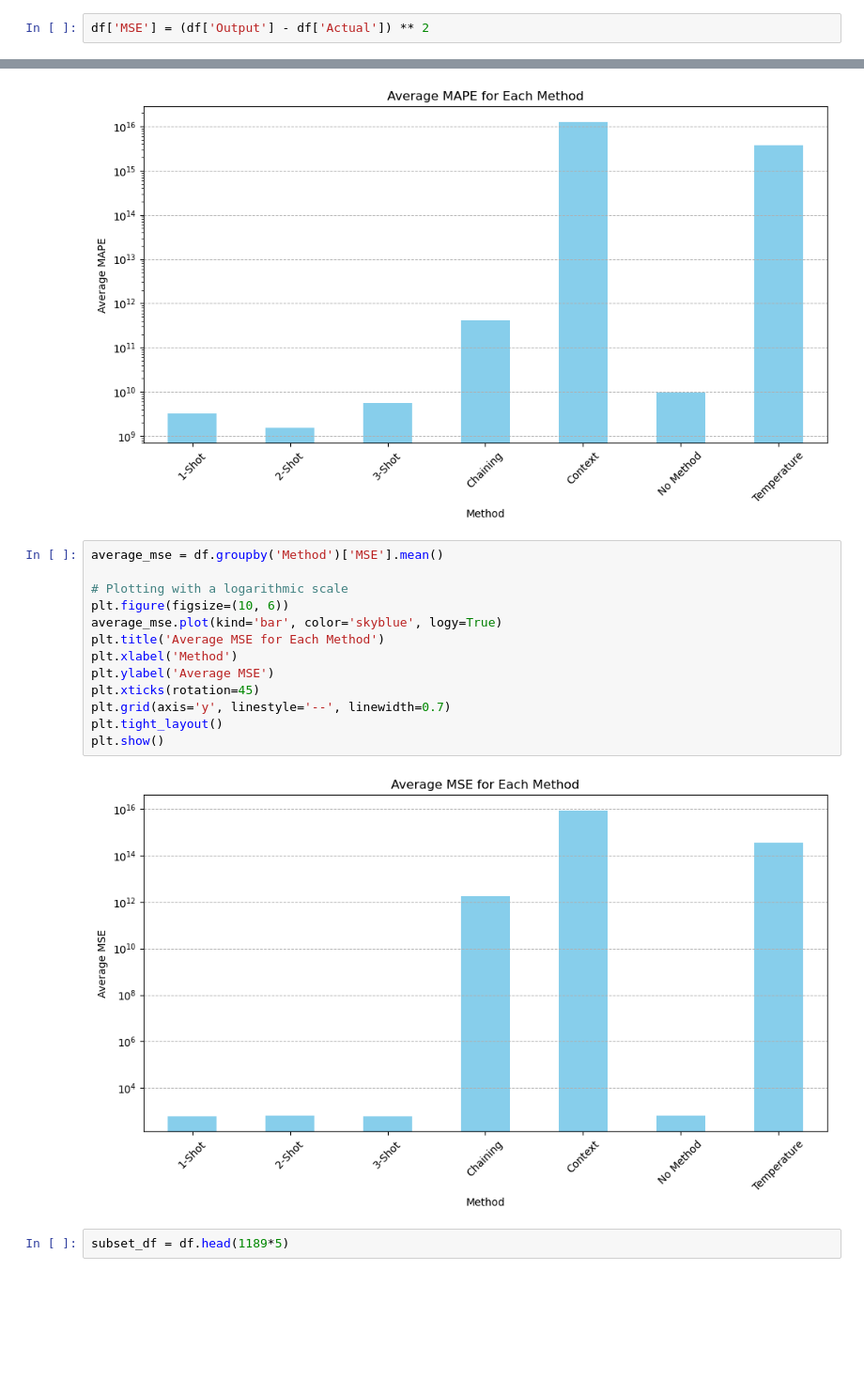
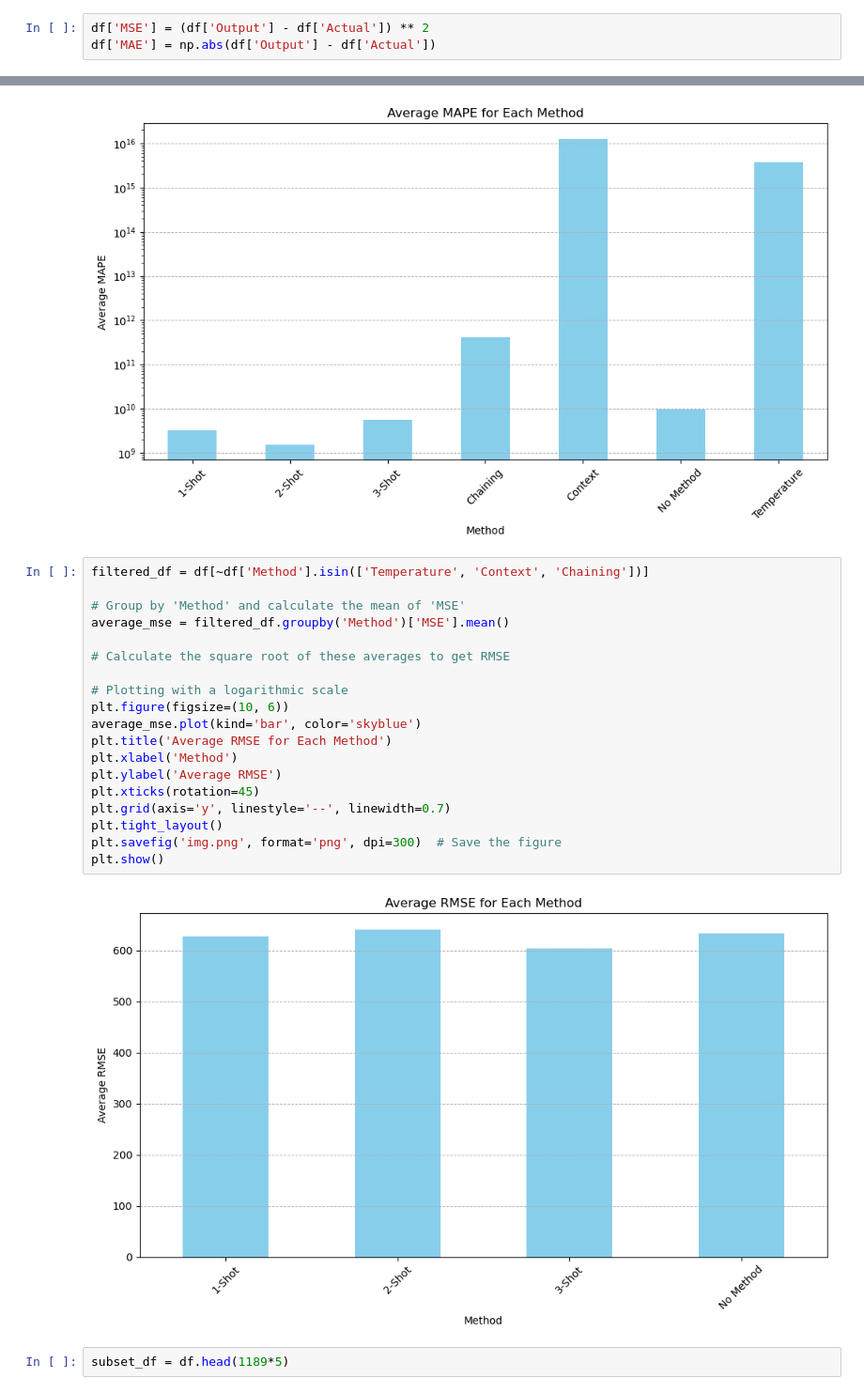
Before and after one commit to architp3/ecdna-analysis, a Jupyter notebook: minicpm/data.ipynb, the cells around one changed output, grey strips where cells are left out. Shown at 94% size. Cells and saved outputs as stored; diff of their text form; blank space fills up the shorter version.

```diff
--- a/minicpm/data.ipynb
+++ b/minicpm/data.ipynb
@@ -89,3 +89,4 @@ df.sort_values(by='MAPE', ascending=False)
 26933 rows × 8 columns
 # %%
 df['MSE'] = (df['Output'] - df['Actual']) ** 2
+df['MAE'] = np.abs(df['Output'] - df['Actual'])
@@ -105,20 +143,26 @@ plt.show()
 # %% [output]
 [figure]
 # %%
-average_mse = df.groupby('Method')['MSE'].mean()
+filtered_df = df[~df['Method'].isin(['Temperature', 'Context', 'Chaining'])]
+
+# Group by 'Method' and calculate the mean of 'MSE'
+average_mse = filtered_df.groupby('Method')['MSE'].mean()
+
+# Calculate the square root of these averages to get RMSE
 
 # Plotting with a logarithmic scale
 plt.figure(figsize=(10, 6))
-average_mse.plot(kind='bar', color='skyblue', logy=True)
-plt.title('Average MSE for Each Method')
+average_mse.plot(kind='bar', color='skyblue')
+plt.title('Average RMSE for Each Method')
 plt.xlabel('Method')
-plt.ylabel('Average MSE')
+plt.ylabel('Average RMSE')
 plt.xticks(rotation=45)
 plt.grid(axis='y', linestyle='--', linewidth=0.7)
 plt.tight_layout()
+plt.savefig('img.png', format='png', dpi=300)  # Save the figure
 plt.show()
 # %% [output]
-[figure, old version]
+[figure, new version]
 # %%
 subset_df = df.head(1189*5)
 # %%
```
Also changed, not shown: parts of 11 cells of this notebook, 3 other files.
